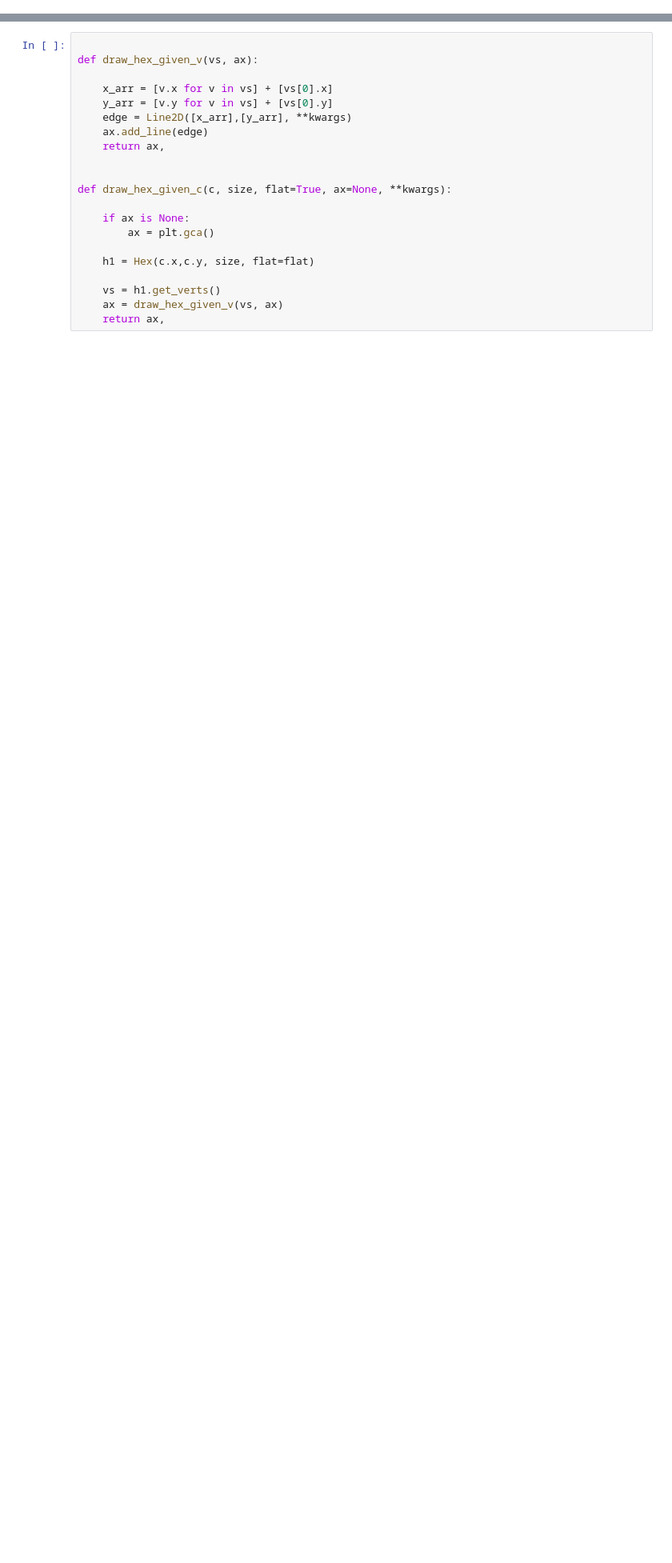
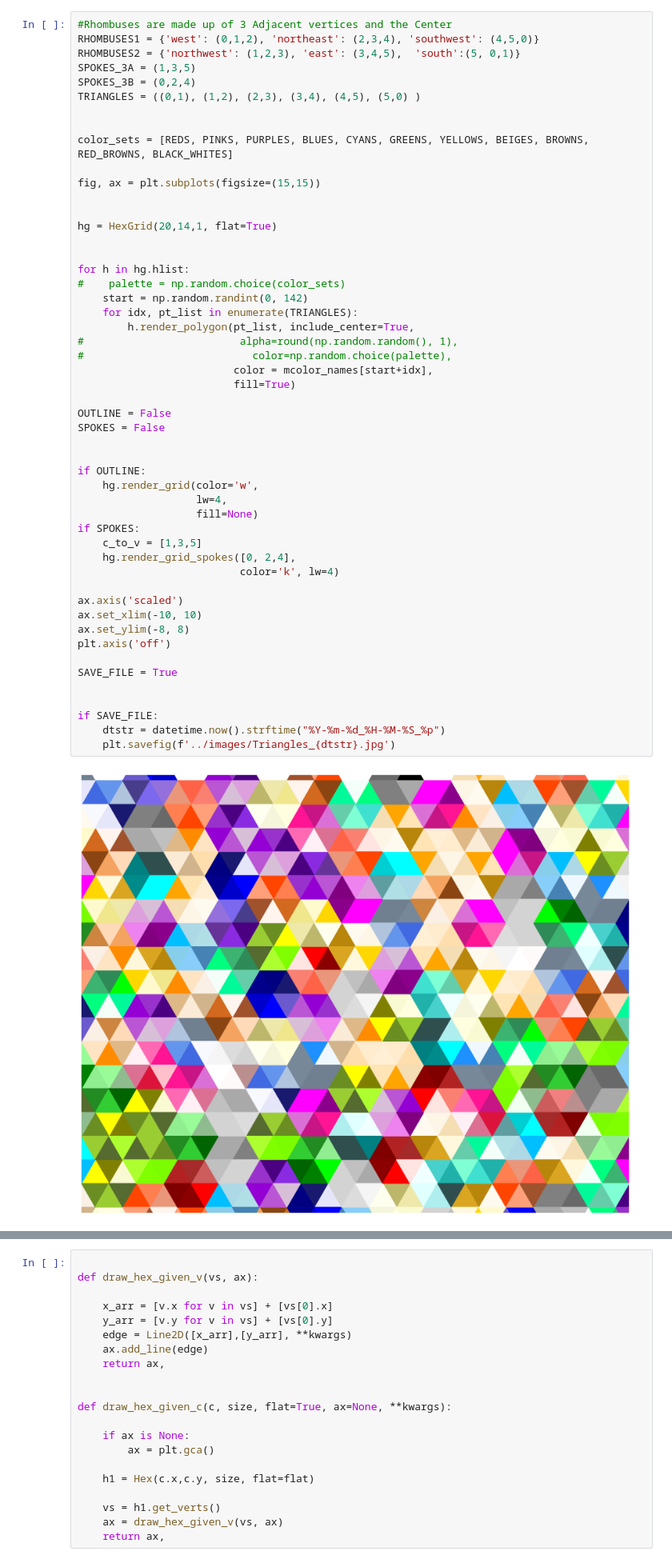
Before and after one commit to Ram-N/hexagons, a Jupyter notebook: Hexagonal Grid.ipynb, the cells around one changed output, grey strips where cells are left out. Shown at 80% size. Saved outputs shown, nothing was run; the diff lists cells and outputs as text; blank space fills up the shorter version.

```diff
--- a/Hexagonal Grid.ipynb
+++ b/Hexagonal Grid.ipynb
@@ -271,0 +389,53 @@ print(hg2)
+# %%
+#Rhombuses are made up of 3 Adjacent vertices and the Center
+RHOMBUSES1 = {'west': (0,1,2), 'northeast': (2,3,4), 'southwest': (4,5,0)}
+RHOMBUSES2 = {'northwest': (1,2,3), 'east': (3,4,5),  'south':(5, 0,1)}
+SPOKES_3A = (1,3,5)
+SPOKES_3B = (0,2,4)
+TRIANGLES = ((0,1), (1,2), (2,3), (3,4), (4,5), (5,0) )
+
+
+color_sets = [REDS, PINKS, PURPLES, BLUES, CYANS, GREENS, YELLOWS, BEIGES, BROWNS, RED_BROWNS, BLACK_WHITES]
+
+fig, ax = plt.subplots(figsize=(15,15))
+
+
+hg = HexGrid(20,14,1, flat=True)
+
+
+for h in hg.hlist:
+#    palette = np.random.choice(color_sets)
+    start = np.random.randint(0, 142)
+    for idx, pt_list in enumerate(TRIANGLES):
+        h.render_polygon(pt_list, include_center=True,
+#                         alpha=round(np.random.random(), 1),
+#                           color=np.random.choice(palette),
+                         color = mcolor_names[start+idx],
+                         fill=True)
+
+OUTLINE = False
+SPOKES = False
+
+
+if OUTLINE:
+    hg.render_grid(color='w',
+                   lw=4,
+                   fill=None)
+if SPOKES:
+    c_to_v = [1,3,5]
+    hg.render_grid_spokes([0, 2,4],
+                          color='k', lw=4)
+
+ax.axis('scaled')
+ax.set_xlim(-10, 10)
+ax.set_ylim(-8, 8)
+plt.axis('off')
+
+SAVE_FILE = True
+
+
+if SAVE_FILE:
+    dtstr = datetime.now().strftime("%Y-%m-%d_%H-%M-%S_%p")
+    plt.savefig(f'../images/Triangles_{dtstr}.jpg')
+# %% [output]
+[figure, added]
```
Also changed, not shown: parts of 19 cells of this notebook.
